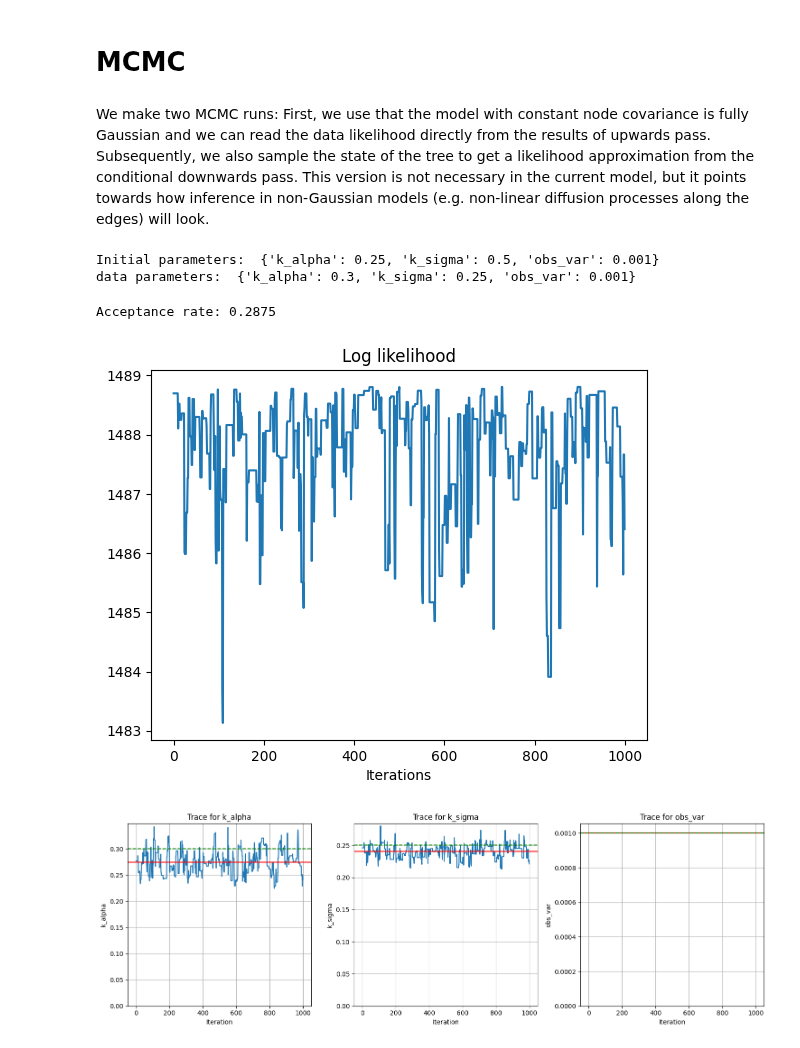
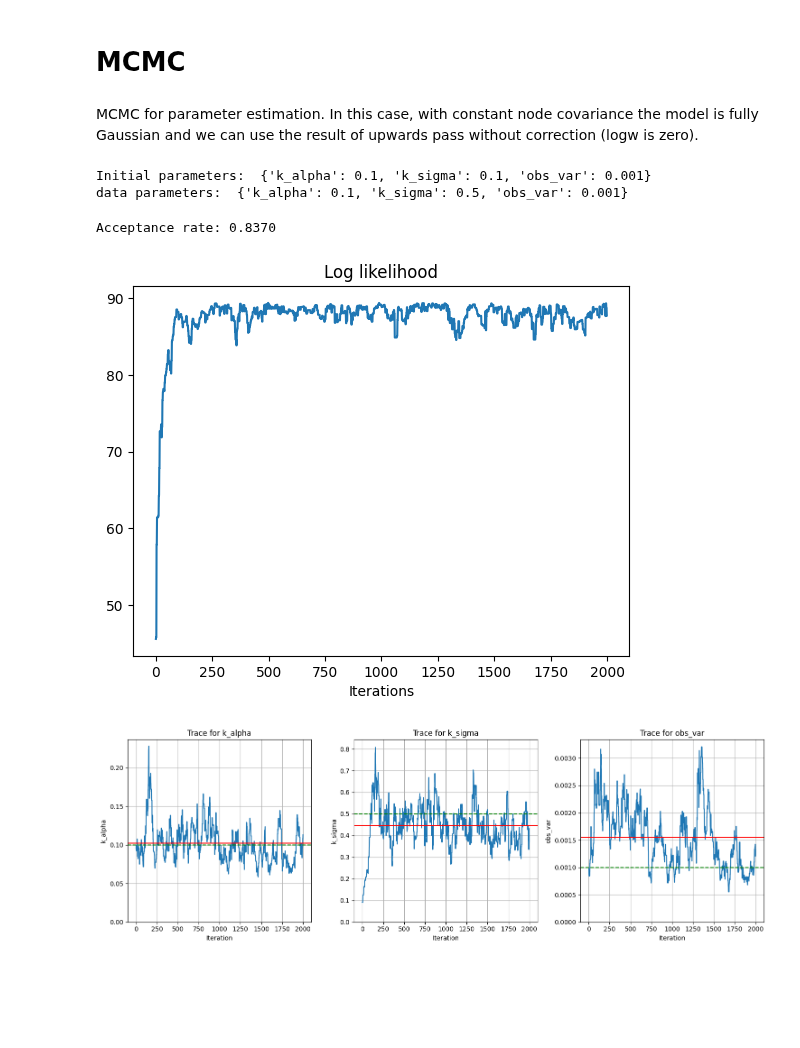
Before and after one commit to ComputationalEvolutionaryMorphometry/hyperiax, a Jupyter notebook: examples/mcmc_Gaussian_BFFG_shapes.ipynb, the cells around one changed output. Cells and saved outputs as stored; diff of their text form; code cells hidden in the pictures; blank space fills up the shorter version.

```diff
--- a/examples/mcmc_Gaussian_BFFG_shapes.ipynb
+++ b/examples/mcmc_Gaussian_BFFG_shapes.ipynb
@@ -193,2 +148,5 @@ def init_up(leaf_values,params):
+# %%
+# initialize tree
+init_up = get_init_up(n*d,tree)
 # %% [markdown]
 We can now define the conditional downwards pass, i.e. the forwards guiding.
@@ -212,16 +153,5 @@ down_conditional = OrderedExecutor(downmodel_conditional)
+# %%
+# conditional down
+down_conditional = Gaussian_down_conditional(n*d,a)
 # %% [markdown]
 We make an upwards pass and a downwards conditional sampling to test. Subsequently, we time the three operations (uncondtional down, conditional down, and up).
-# %%
-# backwards filter and fowards guiding
-init_up(leaf_values,params)
-up.up(tree,params.values())
-down_conditional.down(tree,params.values())
-
-# time the operations
-subkey, key = split(key)
-update_noise(tree,subkey)
-down_unconditional.down(tree,params.values())
-%time down_unconditional.down(tree,params.values()); jax.block_until_ready(tree.data['value'])
-%time down_conditional.down(tree,params.values()); jax.block_until_ready(tree.data['value'])
-%time up.up(tree,params.values()); jax.block_until_ready(tree.data['H_0'])
-None
@@ -313,56 +247,36 @@ observation noise:
 # %% [markdown]
 # MCMC
-# %% [markdown]
-We make two MCMC runs: First, we use that the model with constant node covariance is fully Gaussian and we can read the data likelihood directly from the results of upwards pass. Subsequently, we also sample the state of the tree to get a likelihood approximation from the conditional downwards pass. This version is not necessary in the current model, but it points towards how inference in non-Gaussian models (e.g. non-linear diffusion processes along the edges) will look.
+# %% [markdown]
+MCMC for parameter estimation. In this case, with constant node covariance the model is fully Gaussian and we can use the result of upwards pass without correction (logw is zero).
 # %%
-# inference for Gaussian model, likelihood from backwards filtering
-def log_likelihood(state):
-    """Log likelihood of the tree."""
-    params, = state
-    v,c,F,H = tree.data['value'][0],tree.data['c_T'][0],tree.data['F_T'][0],tree.data['H_T'][0]
-    #c = -jnp.real(jax.scipy.stats.multivariate_normal.logpdf(v,jnp.zeros(n*d),jnp.linalg.inv(H)))
-    return -c+F@v-.5*v.T@H@v
-
-def log_posterior(data,state):
-    """Log posterior given the state and data."""
-    params, = state
-    # backwards filtering with current parameters
-    init_up(data,params); up.up(tree,params.values())
-
-    log_prior = params.log_prior()
-    log_like = log_likelihood(state)
-    return log_prior + log_like
-
-def proposal(data, state, key):
-    parameters, = state
-    new_parameters,log_correction = parameters.propose(key)
-
-    return (new_parameters,),log_correction
+log_likelihood = get_log_likelihood(tree,down_conditional,up,init_up)
+log_posterior = get_log_posterior(log_likelihood)
+proposal = get_proposal(tree)
 
 # tree values and parameters
 init_params = ParameterStore({
-    'k_alpha': VarianceParameter(.25,keep_constant=False), # kernel amplitude, governs global tree variance
-    'k_sigma': VarianceParameter(.5,keep_constant=False), # kernel width, for Gaussian kernels this is proportional to the variance
-    'obs_var': VarianceParameter(1e-3,alpha=2,beta=.003,keep_constant=True) # observation noise variance. We keep it constant here because of lacking identifiability (which will not be the case with higher-dimensional correlated data)
+    'k_alpha': VarianceParameter(.1,alpha=3,beta=.5), # kernel amplitude, governs global tree variance
+    'k_sigma': VarianceParameter(.1), # kernel width, for Gaussian kernels this is proportional to the variance
+    'obs_var': VarianceParameter(1e-3,min=1e-4,max=.1,prior='uniform') # observation noise variance
     })
 print("Initial parameters: ",init_params.values())
 print("data parameters: ",params.values())
 
 # initial state
-init_state = init_params,
+init_state = (init_params,(jnp.zeros_like(tree.data['noise']),tree.data['v_T']))
 
 # Run Metropolis-Hastings
 subkey, key = split(key)
-log_likelihoods,samples = metropolis_hastings(log_posterior, proposal, leaf_values, init_state, 1000, burn_in=200, rng_key=key, savef=lambda state: state[0])
+log_likelihoods, samples = metropolis_hastings(log_posterior, proposal, leaf_values, init_state, 2000, burn_in=000, rng_key=key, savef=lambda state: state[0])
 
 # plot
 plt.plot(log_likelihoods)
 plt.xlabel("Iterations")
 plt.title('Log likelihood')
 trace_plots(samples,true_params=params.values())
 # %% [output]
-Initial parameters:  {'k_alpha': 0.25, 'k_sigma': 0.5, 'obs_var': 0.001}
-data parameters:  {'k_alpha': 0.3, 'k_sigma': 0.25, 'obs_var': 0.001}
+Initial parameters:  {'k_alpha': 0.1, 'k_sigma': 0.1, 'obs_var': 0.001}
+data parameters:  {'k_alpha': 0.1, 'k_sigma': 0.5, 'obs_var': 0.001}
-Acceptance rate: 0.2875
+Acceptance rate: 0.8370
-[figure, old version]
+[figure, new version]
-[figure, old version]
+[figure, new version]
```
Also changed, not shown: parts of 19 cells of this notebook, 12 other files.
